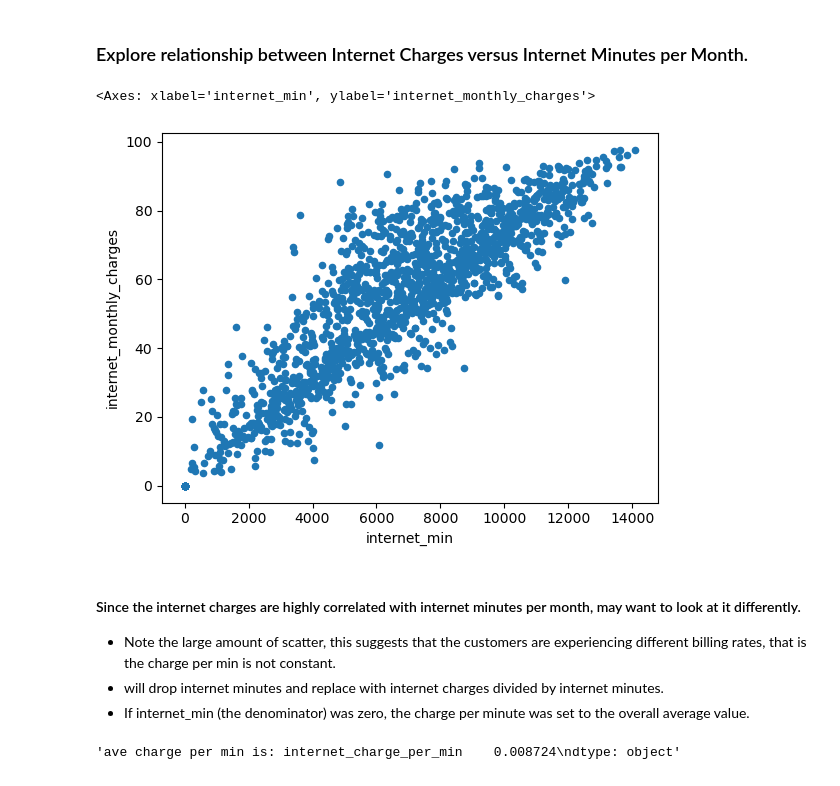
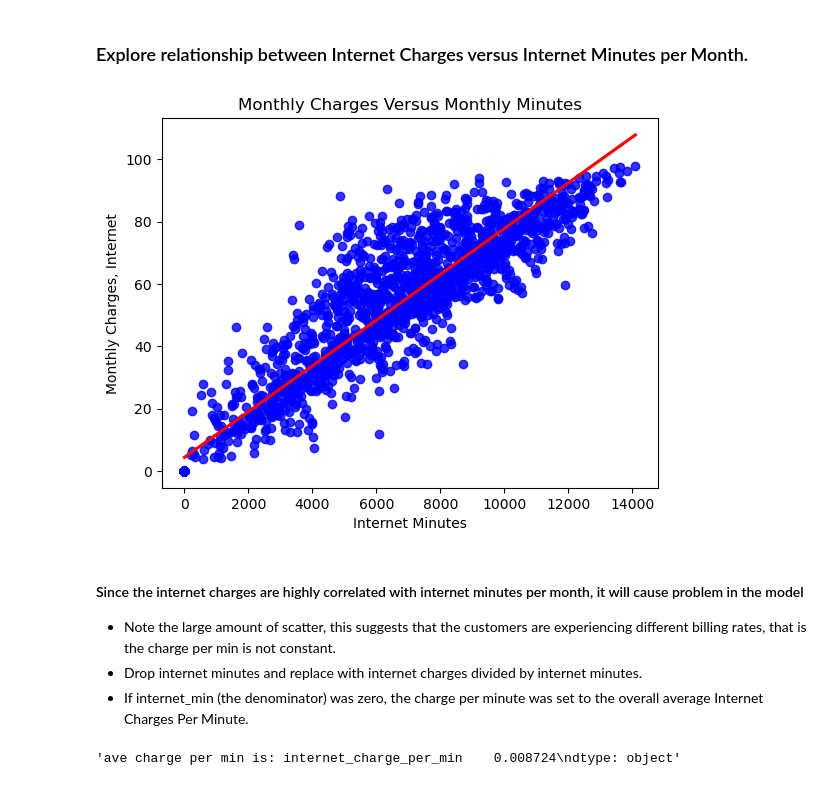
Before and after one commit to pertinax1/AI-Project-One, a Jupyter notebook: ML_Churn_2.ipynb, the cells around one changed output. Saved outputs shown, nothing was run; the diff lists cells and outputs as text; code cells hidden in the pictures.

Commit message:
deleted ML_Churn_1 and added a few comments in ML_Churn_2. Finally updated graph of min versus charges

```diff
--- a/ML_Churn_2.ipynb
+++ b/ML_Churn_2.ipynb
@@ -111,17 +111,24 @@ dtype: int64
 -----------------------------------------------------------------------------------------------
 # %% [markdown]
 ### Explore relationship between Internet Charges versus Internet Minutes per Month.
-# %%
-df.head()
-df.plot.scatter(x="internet_min",y="internet_monthly_charges")
-# %% [output]
-<Axes: xlabel='internet_min', ylabel='internet_monthly_charges'>
-[figure, removed]
+# %%
+# Create a scatter plot with a regression line
+sns.regplot(x=df['internet_min'], y=df['internet_monthly_charges'], data=df, ci=None, color='blue', line_kws={"color": "red"})
+
+# Add labels
+plt.xlabel("Internet Minutes")
+plt.ylabel("Monthly Charges, Internet")
+plt.title("Monthly Charges Versus Monthly Minutes")
+
+# Show the plot
+plt.show()
+# %% [output]
+[figure, added]
 # %% [markdown]
-#### Since the internet charges are highly correlated with internet minutes per month, may want to look at it differently.
+#### Since the internet charges are highly correlated with internet minutes per month, it will cause problem in the model
 * Note the large amount of scatter, this suggests that the customers are experiencing different billing rates, that is the charge per min is not constant.
-* will drop internet minutes and replace with internet charges divided by internet minutes.
-* If internet_min (the denominator) was zero, the charge per minute was set to the overall average value.
+* Drop internet minutes and replace with internet charges divided by internet minutes.
+* If internet_min (the denominator) was zero, the charge per minute was set to the overall average Internet Charges Per Minute.
 # %%
 def internet_charge_per_min_1(row):
     if row["internet_min"] == 0:
```
Also changed, not shown: parts of 3 cells of this notebook, 1 other file.
